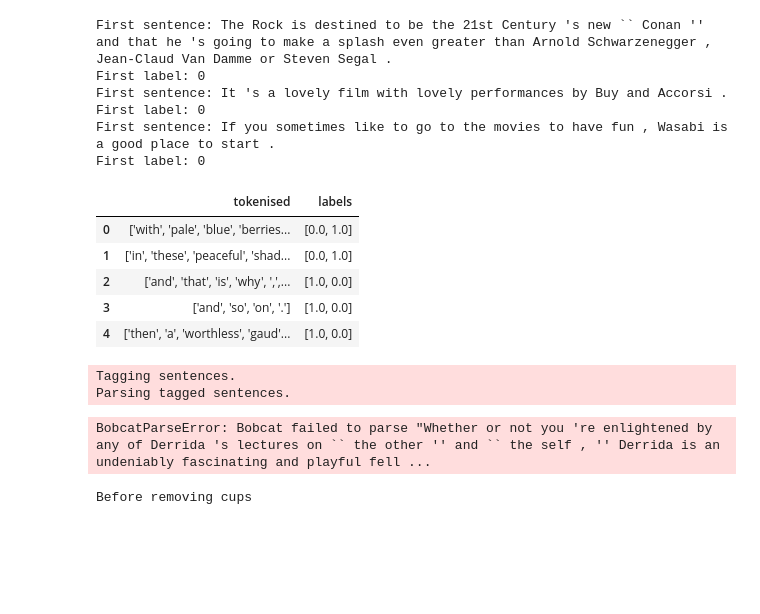
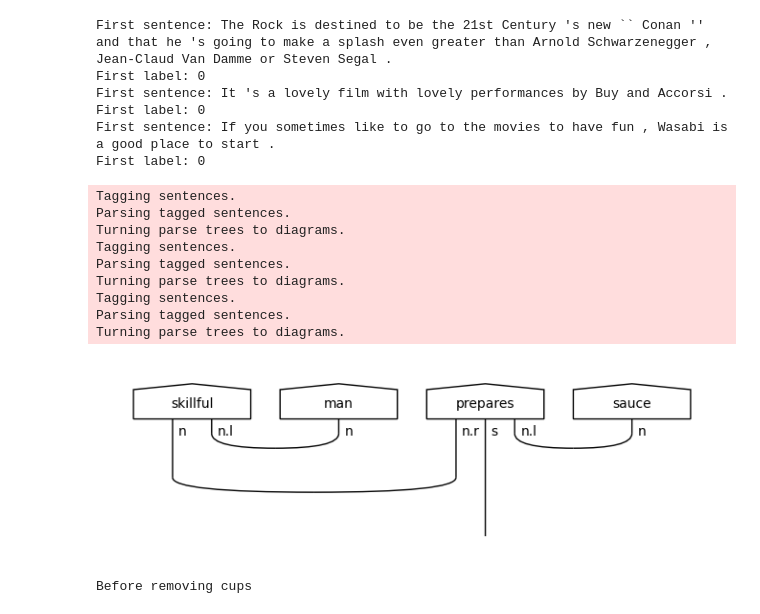
Before and after one commit to blue-research/qlang, a Jupyter notebook: algo.ipynb, the cells around one changed output. Drawn from its saved outputs; the diff is of its cells as text; code cells hidden in the pictures; blank space fills up the shorter version.

```diff
--- a/algo.ipynb
+++ b/algo.ipynb
@@ -41,21 +40,3 @@ First sentence: It 's a lovely film with lovely performances by Buy and Accorsi
 First label: 0
 First sentence: If you sometimes like to go to the movies to have fun , Wasabi is a good place to start .
 First label: 0
-# %%
-df_train = pd.read_csv("datasets/poem_sentiment/train_tokenised.csv", index_col = 0)
-df_dev = pd.read_csv("datasets/poem_sentiment/dev_tokenised.csv", index_col = 0)
-df_test = pd.read_csv("datasets/poem_sentiment/test_tokenised.csv", index_col = 0)
-df_list = [df_train, df_dev, df_test]
-
-for df in df_list:
-    df["sentiment"] = df.sentiment.apply(lambda x: [0., 1.] if x == 1 else [1., 0.])
-    df.rename({"sentence":"tokenised", "sentiment":"labels"}, inplace = True, axis=1)
-
-df_train.head()
-# %% [output]
-|  | tokenised | labels |
-| 0 | ['with', 'pale', 'blue', 'berries... | [0.0, 1.0] |
-| 1 | ['in', 'these', 'peaceful', 'shad... | [0.0, 1.0] |
-| 2 | ['and', 'that', 'is', 'why', ',',... | [1.0, 0.0] |
-| 3 | ['and', 'so', 'on', '.'] | [1.0, 0.0] |
-| 4 | ['then', 'a', 'worthless', 'gaud'... | [1.0, 0.0] |
@@ -62,13 +57,20 @@ df_train.head()
 # %%
 parser = BobcatParser(verbose='text')
 
-raw_train_diagrams = parser.sentences2diagrams(train_data[:300])
-raw_dev_diagrams = parser.sentences2diagrams(dev_data[:20])
-raw_test_diagrams = parser.sentences2diagrams(test_data[:100])
+raw_train_diagrams = parser.sentences2diagrams(train_data)
+raw_dev_diagrams = parser.sentences2diagrams(dev_data)
+raw_test_diagrams = parser.sentences2diagrams(test_data)
 
 raw_train_diagrams[0].draw()
 # %% [output]
 Tagging sentences.
 Parsing tagged sentences.
+Turning parse trees to diagrams.
+Tagging sentences.
+Parsing tagged sentences.
+Turning parse trees to diagrams.
+Tagging sentences.
+Parsing tagged sentences.
+Turning parse trees to diagrams.
-BobcatParseError: Bobcat failed to parse "Whether or not you 're enlightened by any of Derrida 's lectures on `` the other '' and `` the self , '' Derrida is an undeniably fascinating and playful fell ...
+[figure, added]
 # %%
```
Also changed, not shown: parts of 11 cells of this notebook.
